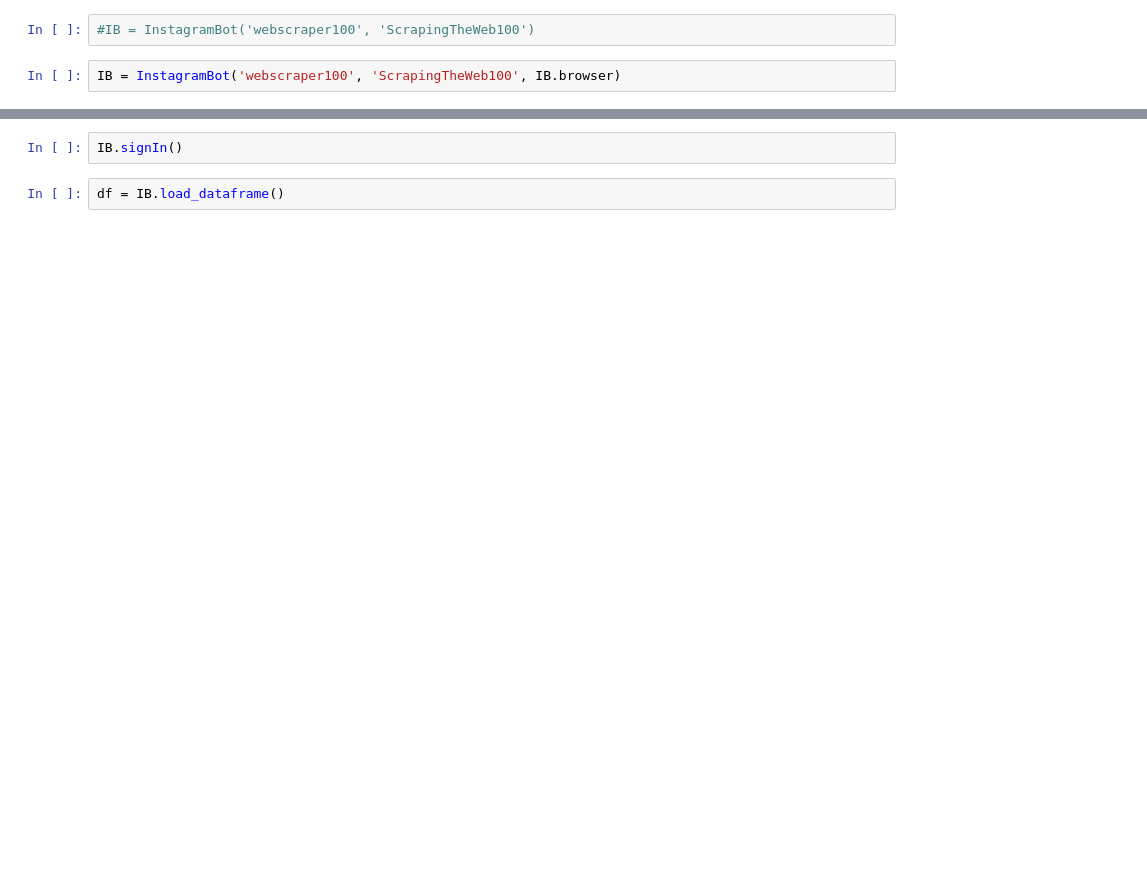
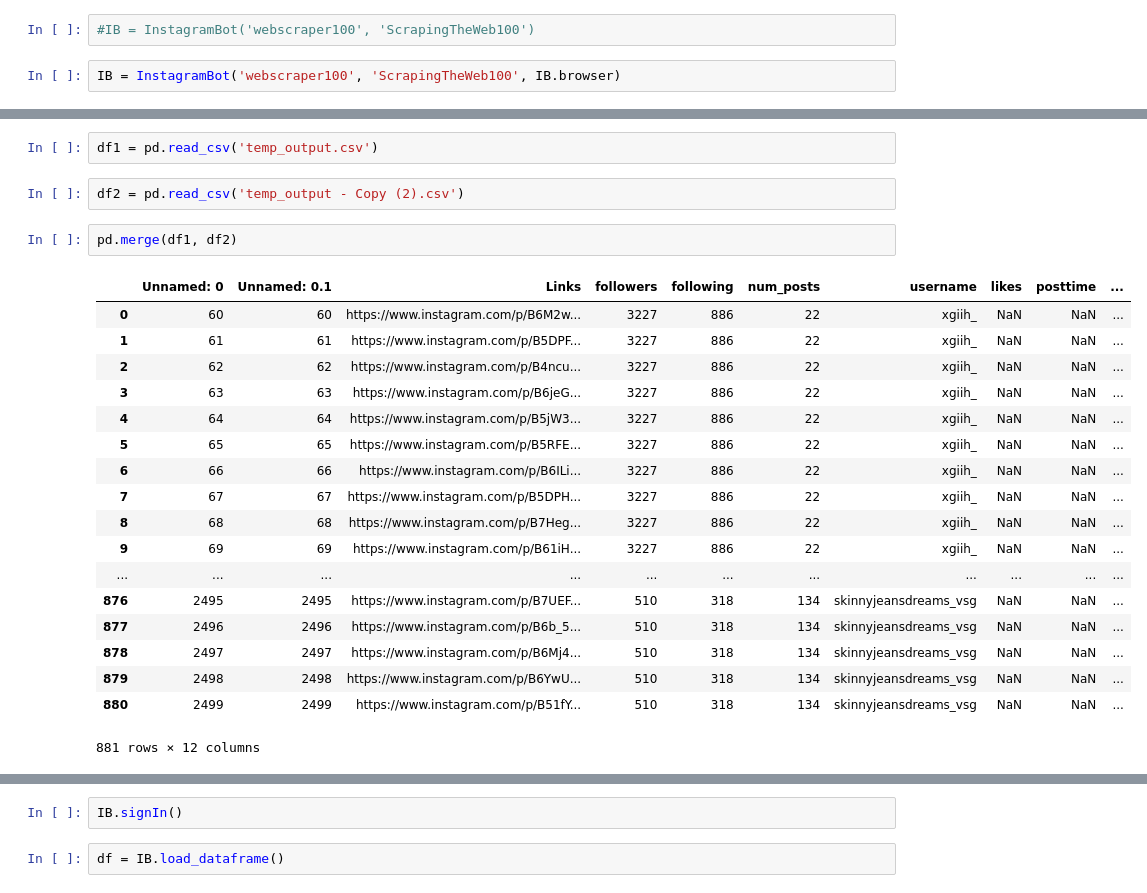
Before and after one commit to wdlcameron/DeepEngage, a Jupyter notebook: notebooks/IGBotSelenium-Insight.ipynb, the cells around one changed output, grey strips where cells are left out. Cells and saved outputs as stored; diff of their text form; blank space fills up the shorter version.

```diff
--- a/notebooks/IGBotSelenium-Insight.ipynb
+++ b/notebooks/IGBotSelenium-Insight.ipynb
@@ -337,0 +435,25 @@ IB = InstagramBot('webscraper100', 'ScrapingTheWeb100', IB.browser)
+# %%
+df1 = pd.read_csv('temp_output.csv')
+# %%
+df2 = pd.read_csv('temp_output - Copy (2).csv')
+# %%
+pd.merge(df1, df2)
+# %% [output]
+|  | Unnamed: 0 | Unnamed: 0.1 | Links | followers | following | num_posts | username | likes | posttime | ... |
+| 0 | 60 | 60 | https://www.instagram.com/p/B6M2w... | 3227 | 886 | 22 | xgiih_ | NaN | NaN | ... |
+| 1 | 61 | 61 | https://www.instagram.com/p/B5DPF... | 3227 | 886 | 22 | xgiih_ | NaN | NaN | ... |
+| 2 | 62 | 62 | https://www.instagram.com/p/B4ncu... | 3227 | 886 | 22 | xgiih_ | NaN | NaN | ... |
+| 3 | 63 | 63 | https://www.instagram.com/p/B6jeG... | 3227 | 886 | 22 | xgiih_ | NaN | NaN | ... |
+| 4 | 64 | 64 | https://www.instagram.com/p/B5jW3... | 3227 | 886 | 22 | xgiih_ | NaN | NaN | ... |
+| 5 | 65 | 65 | https://www.instagram.com/p/B5RFE... | 3227 | 886 | 22 | xgiih_ | NaN | NaN | ... |
+| 6 | 66 | 66 | https://www.instagram.com/p/B6ILi... | 3227 | 886 | 22 | xgiih_ | NaN | NaN | ... |
+| 7 | 67 | 67 | https://www.instagram.com/p/B5DPH... | 3227 | 886 | 22 | xgiih_ | NaN | NaN | ... |
+| 8 | 68 | 68 | https://www.instagram.com/p/B7Heg... | 3227 | 886 | 22 | xgiih_ | NaN | NaN | ... |
+| 9 | 69 | 69 | https://www.instagram.com/p/B61iH... | 3227 | 886 | 22 | xgiih_ | NaN | NaN | ... |
+| ... | ... | ... | ... | ... | ... | ... | ... | ... | ... | ... |
+| 876 | 2495 | 2495 | https://www.instagram.com/p/B7UEF... | 510 | 318 | 134 | skinnyjeansdreams_vsg | NaN | NaN | ... |
+| 877 | 2496 | 2496 | https://www.instagram.com/p/B6b_5... | 510 | 318 | 134 | skinnyjeansdreams_vsg | NaN | NaN | ... |
+| 878 | 2497 | 2497 | https://www.instagram.com/p/B6Mj4... | 510 | 318 | 134 | skinnyjeansdreams_vsg | NaN | NaN | ... |
+| 879 | 2498 | 2498 | https://www.instagram.com/p/B6YwU... | 510 | 318 | 134 | skinnyjeansdreams_vsg | NaN | NaN | ... |
+| 880 | 2499 | 2499 | https://www.instagram.com/p/B51fY... | 510 | 318 | 134 | skinnyjeansdreams_vsg | NaN | NaN | ... |
+881 rows × 12 columns
```
Also changed, not shown: parts of 18 cells of this notebook.
